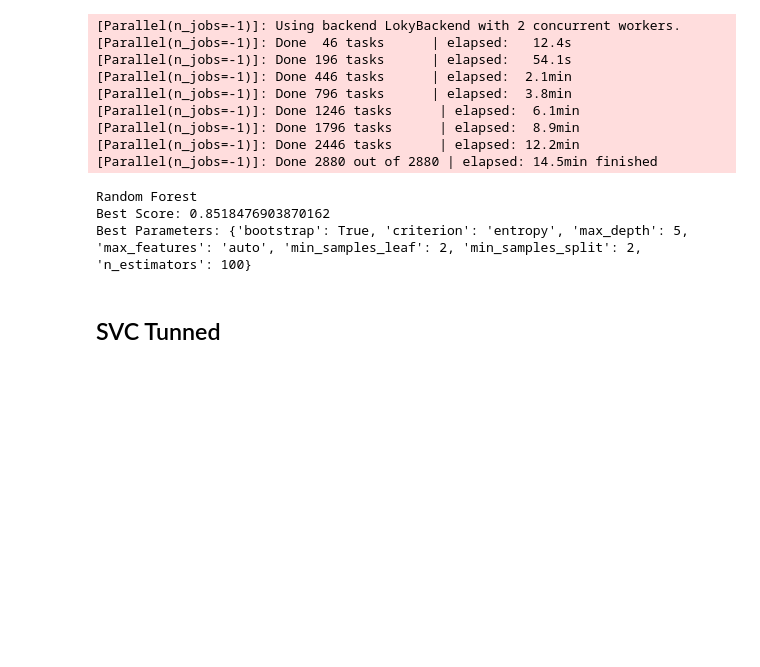
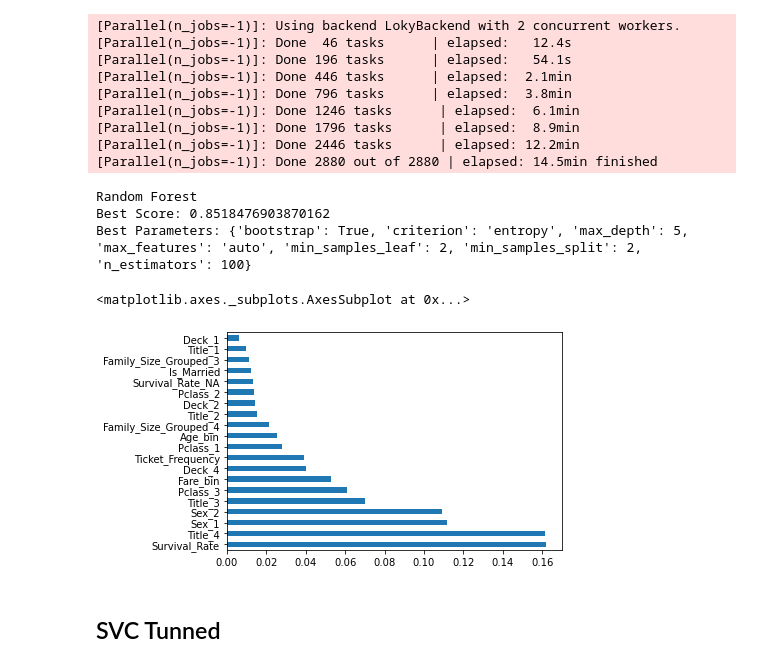
Before and after one commit to jtavara23/Titanic_survivor_prediction, a Jupyter notebook: main.ipynb, the cells around one changed output. Saved outputs shown, nothing was run; the diff lists cells and outputs as text; code cells hidden in the pictures; blank space fills up the shorter version.

```diff
--- a/main.ipynb
+++ b/main.ipynb
@@ -1502,6 +1502,15 @@ model_submission = {'PassengerId': df_test.PassengerId, 'Survived': y_hat_rf}
 submission = pd.DataFrame(data=model_submission)
 submission.to_csv('tunned_model_rf.csv', index=False)
 # Random Forest tunned Best submmission 0.79665 on Kaggle
+# %%
+# so far, the best performance tuned model is
+best_model = clf_rf.best_estimator_.fit(X_train,y_train)
+feat_importances_model = pd.Series(best_model.feature_importances_, index=df_train.drop(columns=drop_cols).columns)
+features_model = feat_importances_model.nlargest(20)
+features_model.plot(kind='barh')
+# %% [output]
+<matplotlib.axes._subplots.AxesSubplot at 0x...>
+[figure, added]
 # %% [markdown]
 ## SVC Tunned
 # %%
```
Also changed, not shown: parts of 11 cells of this notebook, 2 other files.
